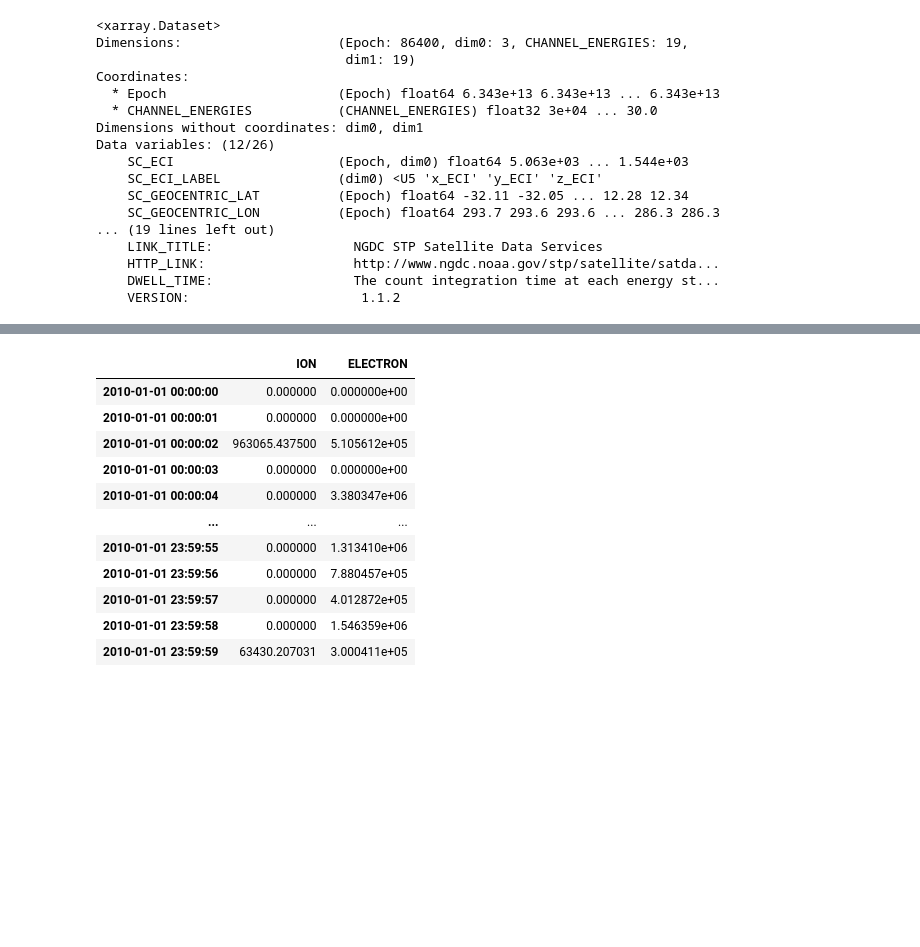
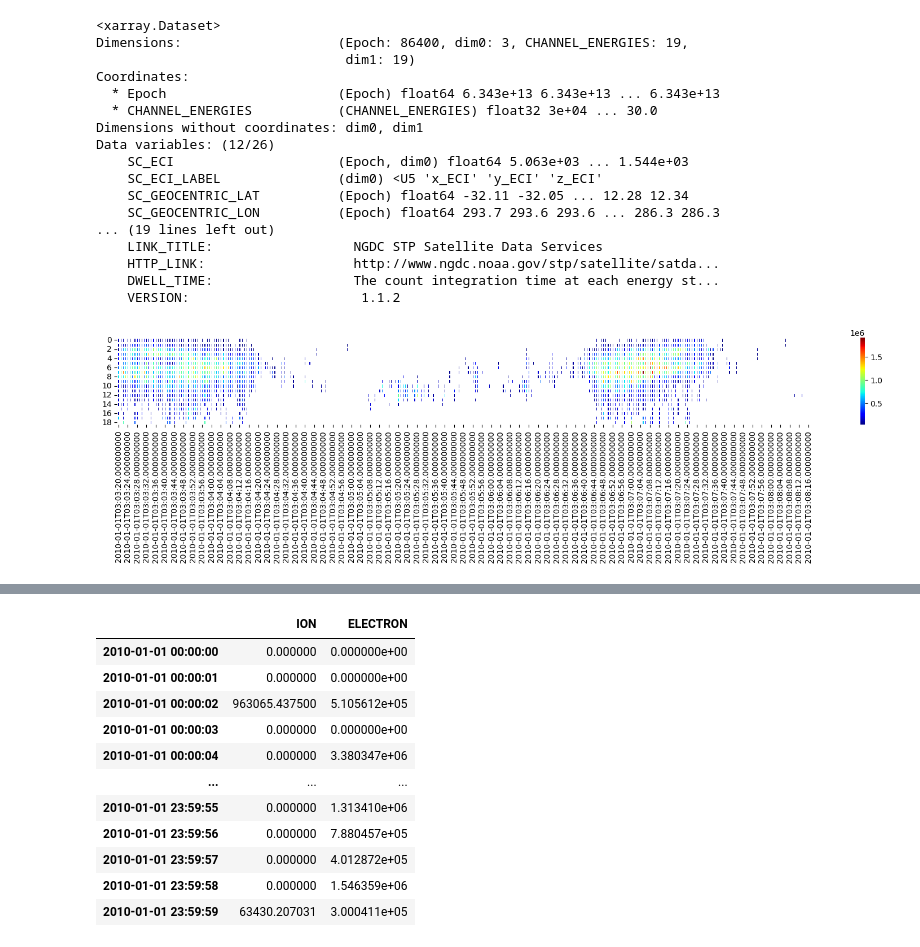
Before and after one commit to umeyuu/Prediction-of-Satellite-Potential-Using-Solar-Wind-Data, a Jupyter notebook: satelite_data.ipynb, the cells around one changed output, grey strips where cells are left out. Drawn from its saved outputs; the diff is of its cells as text; code cells hidden in the pictures; blank space fills up the shorter version.

```diff
--- a/satelite_data.ipynb
+++ b/satelite_data.ipynb
@@ -35,3 +35,13 @@ from datetime import datetime
 
 a = cdflib.cdfepoch.unixtime(cdf_file['Epoch'])
 date = [datetime.utcfromtimestamp(aa) for aa in a]
+# %%
+st = 11000
+et = st + 300
+df_ion = pd.DataFrame(ion.T[:, st:et], columns=date[st:et])
+df_ion_mask = (df_ion == 0)
+plt.figure(figsize=(20,2))
+sns.heatmap(df_ion, linewidths = 1,cmap = "jet", mask = df_ion_mask)
+plt.show()
+# %% [output]
+[figure, added]
```
Also changed, not shown: parts of 7 cells of this notebook, 3 other files.
